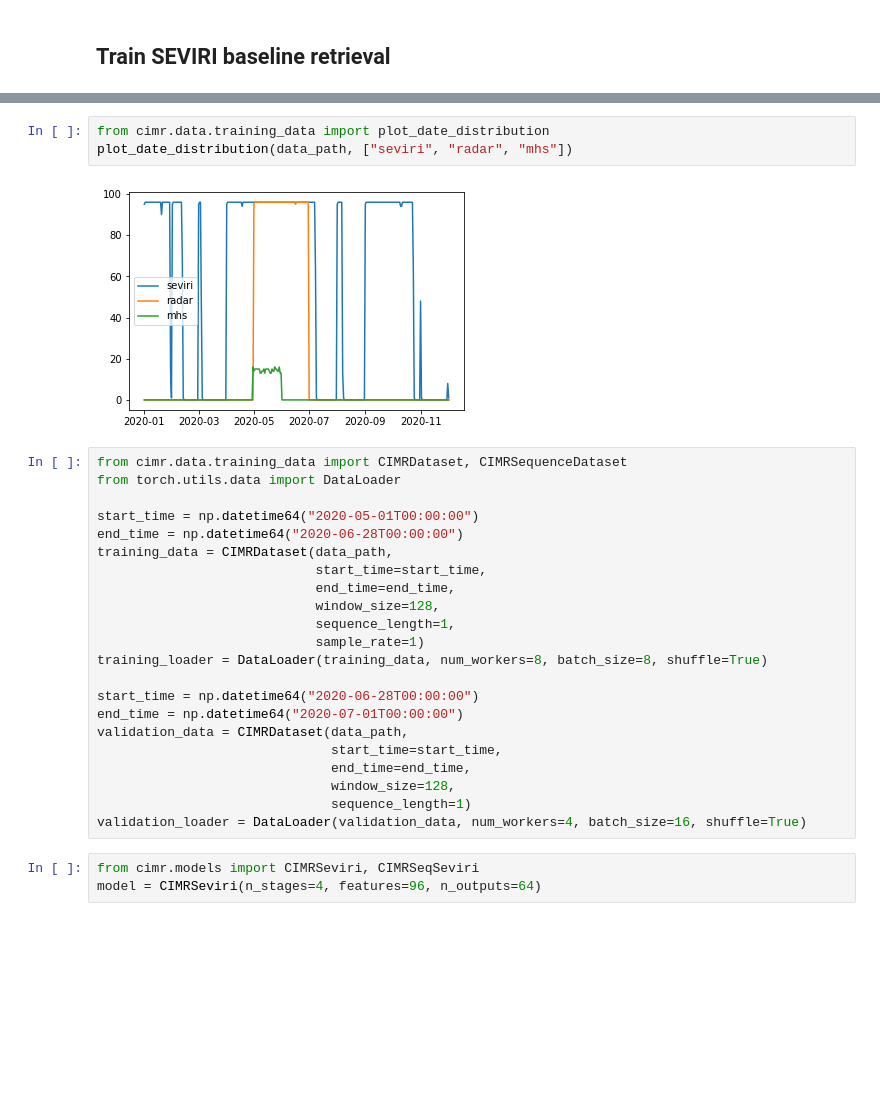
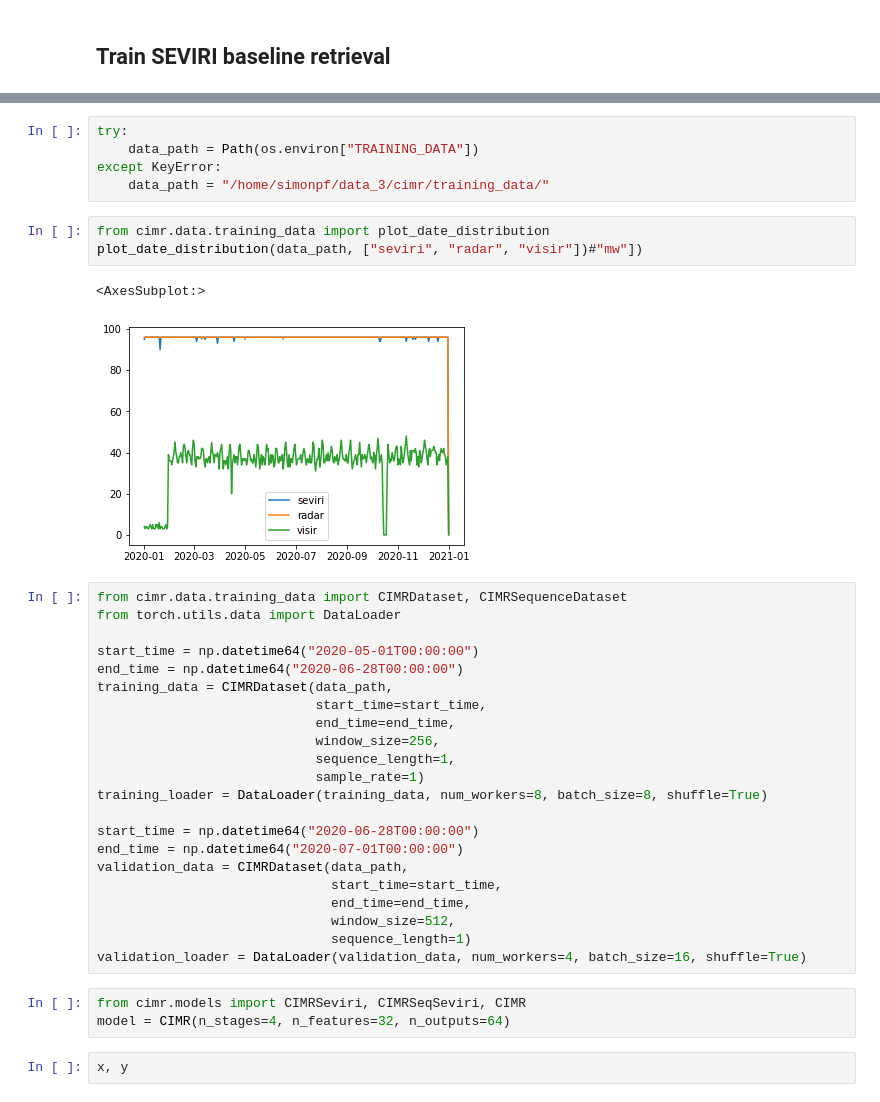
Before and after one commit to simonpf/chimp, a Jupyter notebook: notebooks/test_training.ipynb, the cells around one changed output, grey strips where cells are left out. Saved outputs shown, nothing was run; the diff lists cells and outputs as text; blank space fills up the shorter version.

```diff
--- a/notebooks/test_training.ipynb
+++ b/notebooks/test_training.ipynb
@@ -19,8 +18,14 @@ data_path = Path(os.environ["TRAINING_DATA"])
+# %%
+try:
+    data_path = Path(os.environ["TRAINING_DATA"])
+except KeyError:
+    data_path = "/home/simonpf/data_3/cimr/training_data/"
 # %%
 from cimr.data.training_data import plot_date_distribution
-plot_date_distribution(data_path, ["seviri", "radar", "mhs"])
+plot_date_distribution(data_path, ["seviri", "radar", "visir"])#"mw"])
 # %% [output]
+<AxesSubplot:>
-[figure, old version]
+[figure, new version]
 # %%
 from cimr.data.training_data import CIMRDataset, CIMRSequenceDataset
 from torch.utils.data import DataLoader
@@ -30,7 +35,7 @@ end_time = np.datetime64("2020-06-28T00:00:00")
 training_data = CIMRDataset(data_path,
                             start_time=start_time,
                             end_time=end_time,
-                            window_size=128,
+                            window_size=256,
                             sequence_length=1,
                             sample_rate=1)
 training_loader = DataLoader(training_data, num_workers=8, batch_size=8, shuffle=True)
@@ -40,12 +45,14 @@ end_time = np.datetime64("2020-07-01T00:00:00")
 validation_data = CIMRDataset(data_path,
                               start_time=start_time,
                               end_time=end_time,
-                              window_size=128,
+                              window_size=512,
                               sequence_length=1)
 validation_loader = DataLoader(validation_data, num_workers=4, batch_size=16, shuffle=True)
 # %%
-from cimr.models import CIMRSeviri, CIMRSeqSeviri
-model = CIMRSeviri(n_stages=4, features=96, n_outputs=64)
+from cimr.models import CIMRSeviri, CIMRSeqSeviri, CIMR
+model = CIMR(n_stages=4, n_features=32, n_outputs=64)
+# %%
+x, y
 # %%
 import torch
 from cimr.models import CIMRSmol
```
Also changed, not shown: parts of 17 cells of this notebook, 6 other files.
